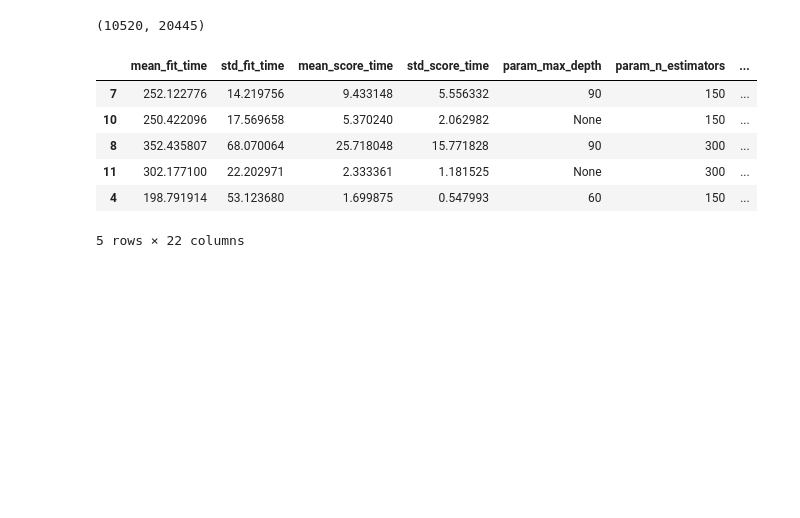
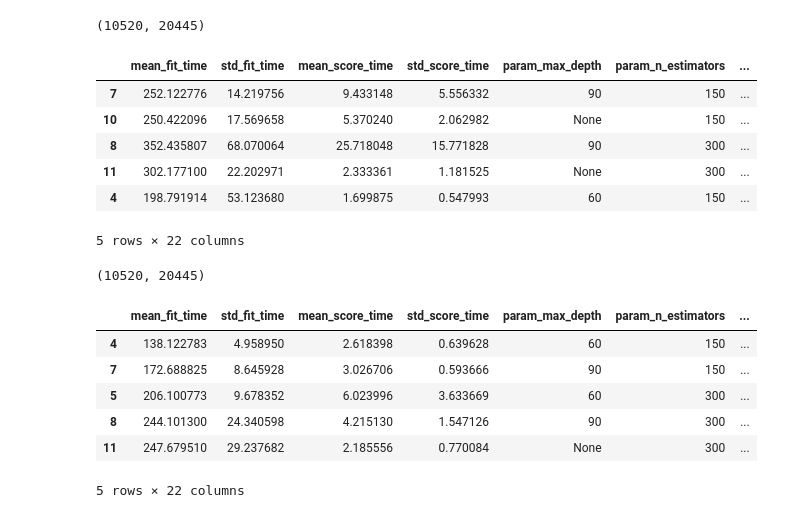
Before and after one commit to elanderos318/Tweetocracy, a Jupyter notebook: jupyter_notebook_code/Random Forest Classifier.ipynb, the cells around one changed output. Saved outputs shown, nothing was run; the diff lists cells and outputs as text; code cells hidden in the pictures; blank space fills up the shorter version.

Commit message:
Added tdif_vect to Random Forest

```diff
--- a/jupyter_notebook_code/Random Forest Classifier.ipynb
+++ b/jupyter_notebook_code/Random Forest Classifier.ipynb
@@ -136,0 +139,31 @@ pd.DataFrame(gs_fit.cv_results_).sort_values('mean_test_score', ascending=False)
+# %%
+X_tdidf_df = tweets_df[["full_text", "month", "day", "hour", "retweet_count", "favorite_count"]]
+X_tdidf_df = pd.get_dummies(X_tdidf_df, columns = ["month", "day", "hour"])
+# %%
+# TF-IDF
+tfidf_vect = TfidfVectorizer(analyzer=clean_text)
+X_tfidf_vect = tfidf_vect.fit_transform(X_tdidf_df['full_text'])
+# %%
+X_tdidf_df.drop(columns = ['full_text'], inplace = True)
+# %%
+X_tdidf_df = pd.concat([X_tdidf_df, pd.DataFrame(X_tfidf_vect.toarray(), columns=tfidf_vect.get_feature_names())], axis=1)
+# %%
+X_tdidf_df.shape
+# %% [output]
+(10520, 20445)
+# %%
+rf = RandomForestClassifier()
+param = {'n_estimators': [10, 150, 300],
+        'max_depth': [30, 60, 90, None]}
+
+gs = GridSearchCV(rf, param, cv=5, n_jobs=-1)# n_jobs=-1 for parallelizing search
+gs_fit = gs.fit(X_tdidf_df, tweets_df['user_name'])
+pd.DataFrame(gs_fit.cv_results_).sort_values('mean_test_score', ascending=False).head()
+# %% [output]
+|  | mean_fit_time | std_fit_time | mean_score_time | std_score_time | param_max_depth | param_n_estimators | ... |
+| 4 | 138.122783 | 4.958950 | 2.618398 | 0.639628 | 60 | 150 | ... |
+| 7 | 172.688825 | 8.645928 | 3.026706 | 0.593666 | 90 | 150 | ... |
+| 5 | 206.100773 | 9.678352 | 6.023996 | 3.633669 | 60 | 300 | ... |
+| 8 | 244.101300 | 24.340598 | 4.215130 | 1.547126 | 90 | 300 | ... |
+| 11 | 247.679510 | 29.237682 | 2.185556 | 0.770084 | None | 300 | ... |
+5 rows × 22 columns
```
Also changed, not shown: parts of 1 cell of this notebook, 1 other file.
